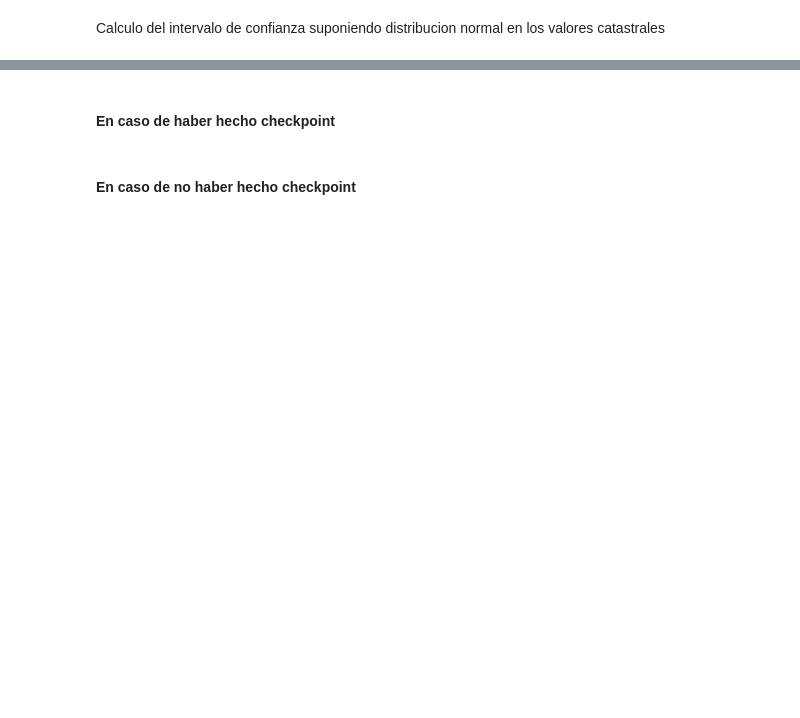
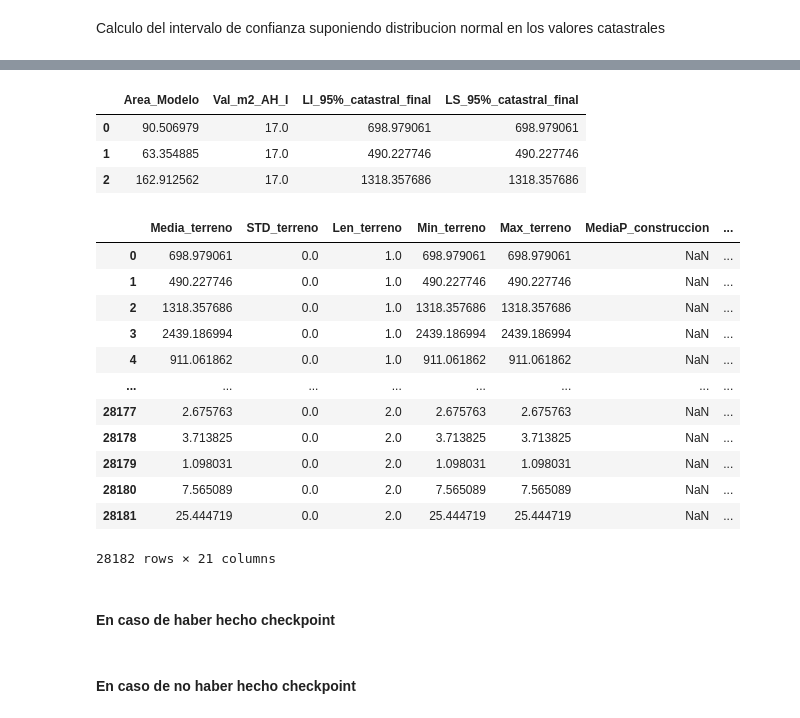
Before and after one commit to DiosLara/Newst_codes, a Jupyter notebook: Valor_Catastral/Calculo_valor_catastro.ipynb, the cells around one changed output, grey strips where cells are left out. Drawn from its saved outputs; the diff is of its cells as text; code cells hidden in the pictures; blank space fills up the shorter version.

Commit message:
cambios valor catastro

```diff
--- a/Valor_Catastral/Calculo_valor_catastro.ipynb
+++ b/Valor_Catastral/Calculo_valor_catastro.ipynb
@@ -660,7 +721,7 @@ for col_vu in cols_vu_cons:
     for col_nv in cols_factor_nvl:
         name_col = 'Valor_catastral_construccion_'+name+'_'+str(i)
         cols_vc_const = np.append(cols_vc_const,name_col)
-        datos[name_col] = datos['Area_Model'].astype(float).fillna(0)*datos[col_vu].astype(float).fillna(0)*datos['factor_edad'].astype(float).fillna(0)*datos['factor_grado_conservacion'].astype(float).fillna(0)*datos[col_nv].astype(float).fillna(0)
+        datos[name_col] = datos[col_area_modelo].astype(float).fillna(0)*datos[col_vu].astype(float).fillna(0)*datos['factor_edad'].astype(float).fillna(0)*datos['factor_grado_conservacion'].astype(float).fillna(0)*datos[col_nv].astype(float).fillna(0)
         i += 1
 # %%
 # Revicion del total de columnas creadas
@@ -766,11 +866,11 @@ df.head(2)
 df['Media_terreno']#- (z*df['STD_terreno']/df['Len_terreno'])
 # %%
 # Limite inferior (LI) y superior (LS) de cada valor catastral
-df['LI_95%_vc_terreno'] = df['Media_terreno']- (z*df['STD_terreno']/df['Len_terreno'])
-df['LS_95%_vc_terreno'] = df['Media_terreno']+ (z*df['STD_terreno']/df['Len_terreno'])
+df['LI_95%_vc_terreno'] = df['Media_terreno'].astype(float).fillna(0)- (z*df['STD_terreno'].astype(float).fillna(0)/df['Len_terreno'].astype(float).fillna(0))
+df['LS_95%_vc_terreno'] = df['Media_terreno'].astype(float).fillna(0)+ (z*df['STD_terreno'].astype(float).fillna(0)/df['Len_terreno'].astype(float).fillna(0))
 
-df['LI_95%_vc_construccion'] = df['Media_construccion']- (z*df['STD_construccion']/df['Len_construccion'])
-df['LS_95%_vc_construccion'] = df['Media_construccion']+ (z*df['STD_construccion']/df['Len_construccion'])
+df['LI_95%_vc_construccion'] = df['Media_construccion'].astype(float).fillna(0)- (z*df['STD_construccion'].astype(float).fillna(0)/df['Len_construccion'].astype(float).fillna(0))
+df['LS_95%_vc_construccion'] = df['Media_construccion'].astype(float).fillna(0)+ (z*df['STD_construccion'].astype(float).fillna(0)/df['Len_construccion'].astype(float).fillna(0) )
 
-df['LI_95%_catastral_final'] = df['LI_95%_vc_terreno'] + df['LI_95%_vc_construccion']
-df['LS_95%_catastral_final'] = df['LS_95%_vc_terreno'] + df['LS_95%_vc_construccion']
+df['LS_95%_catastral_final'] = df['LS_95%_vc_terreno'].fillna(0) + df['LS_95%_vc_construccion'].fillna(0)
+df['LI_95%_catastral_final'] = df['LI_95%_vc_terreno'].fillna(0) + df['LI_95%_vc_construccion'].fillna(0)
@@ -781,6 +877,46 @@ df.head(10)
+# %%
+df[[col_area_modelo,col_vu_ah, 'LI_95%_catastral_final','LS_95%_catastral_final']].head(3)
+# %% [output]
+|  | Area_Modelo | Val_m2_AH_I | LI_95%_catastral_final | LS_95%_catastral_final |
+| 0 | 90.506979 | 17.0 | 698.979061 | 698.979061 |
+| 1 | 63.354885 | 17.0 | 490.227746 | 490.227746 |
+| 2 | 162.912562 | 17.0 | 1318.357686 | 1318.357686 |
+# %%
+cols_estadisticos = ['Media_terreno','STD_terreno','Len_terreno','Min_terreno','Max_terreno','MediaP_construccion','STDP_construccion','ModaP_construccion',
+                     'Media_construccion','STD_construccion','Len_construccion','Min_construccion','Max_construccion','MediaP_construccion','STDP_construccion','ModaP_construccion',
+                     'LI_95%_catastral_final','LS_95%_catastral_final']
+
+for col in cols_estadisticos:
+    try:
+        if col.lower().startswith('min'):
+            df[col] = df[col].str.replace('Revisar','0')
+        df[col] = df[col].astype(float)
+    except Exception as e:
+        print(col)
+        print(e)
+# %%
+# Calculo de valor catastral para estadisticos
+df['minVC'] = df['Min_terreno'].astype(float).fillna(0) + df['Min_construccion'].astype(float).fillna(0)
+df['maxVC'] = df['Max_construccion'].astype(float).fillna(0) + df['Max_terreno'].astype(float).fillna(0)
+df['mediaVC'] = df['Media_construccion'].astype(float).fillna(0) + df['Media_terreno'].astype(float).fillna(0)
+df['PmediaVC'] = df['MediaP_construccion'].astype(float).fillna(0) + df['MediaP_terreno'].astype(float).fillna(0)
 # %%
 # Solo cols de interes
-df[np.append(cols_estadisticos,[])]
+df[np.append(cols_estadisticos,['Indice_gdf','geometry','cve_cat'])]
+# %% [output]
+|  | Media_terreno | STD_terreno | Len_terreno | Min_terreno | Max_terreno | MediaP_construccion | ... |
+| 0 | 698.979061 | 0.0 | 1.0 | 698.979061 | 698.979061 | NaN | ... |
+| 1 | 490.227746 | 0.0 | 1.0 | 490.227746 | 490.227746 | NaN | ... |
+| 2 | 1318.357686 | 0.0 | 1.0 | 1318.357686 | 1318.357686 | NaN | ... |
+| 3 | 2439.186994 | 0.0 | 1.0 | 2439.186994 | 2439.186994 | NaN | ... |
+| 4 | 911.061862 | 0.0 | 1.0 | 911.061862 | 911.061862 | NaN | ... |
+| ... | ... | ... | ... | ... | ... | ... | ... |
+| 28177 | 2.675763 | 0.0 | 2.0 | 2.675763 | 2.675763 | NaN | ... |
+| 28178 | 3.713825 | 0.0 | 2.0 | 3.713825 | 3.713825 | NaN | ... |
+| 28179 | 1.098031 | 0.0 | 2.0 | 1.098031 | 1.098031 | NaN | ... |
+| 28180 | 7.565089 | 0.0 | 2.0 | 7.565089 | 7.565089 | NaN | ... |
+| 28181 | 25.444719 | 0.0 | 2.0 | 25.444719 | 25.444719 | NaN | ... |
+28182 rows × 21 columns
 # %% [markdown]
 #### En caso de haber hecho checkpoint
 # %%
```
Also changed, not shown: parts of 79 cells of this notebook, 7 other files.
